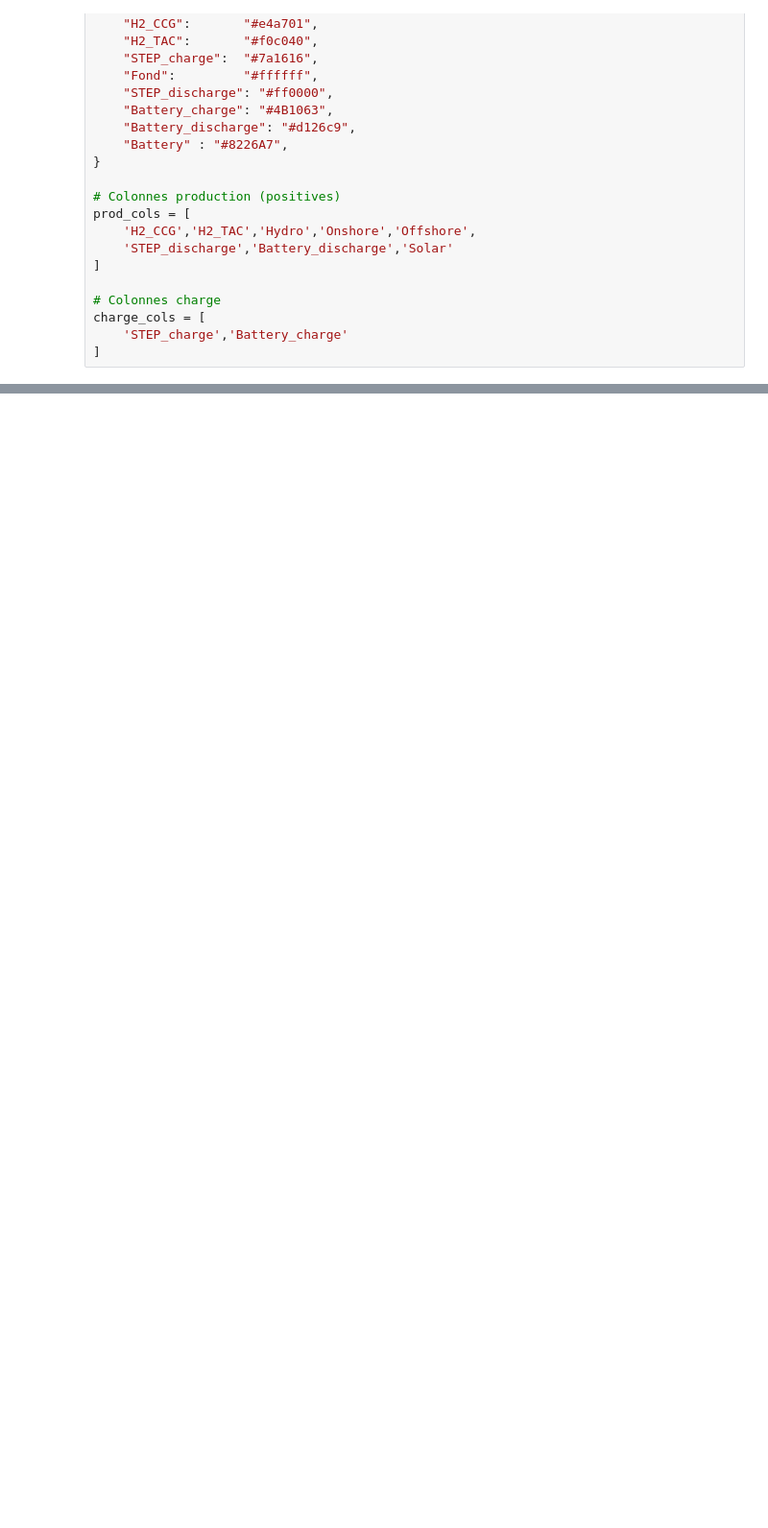
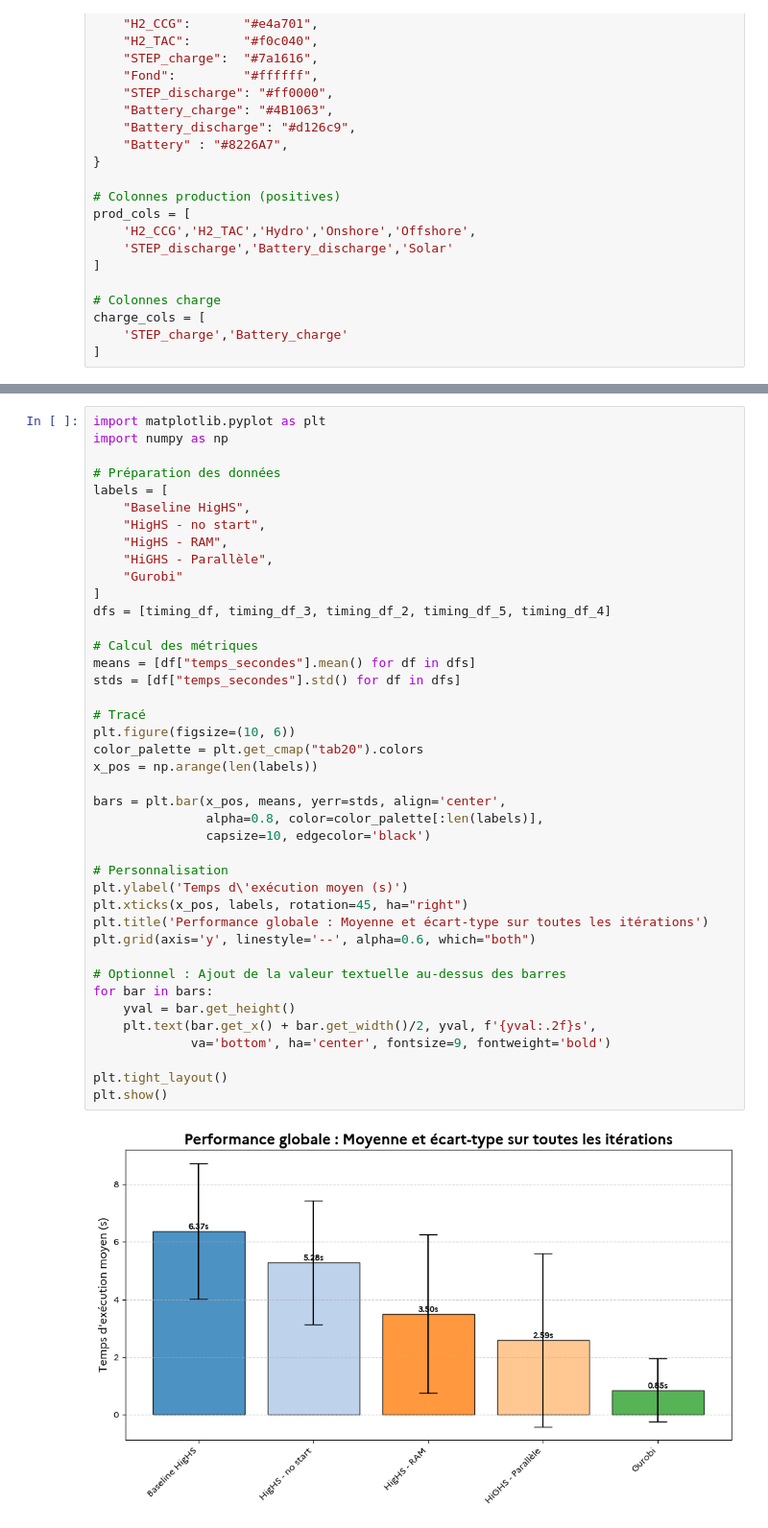
Before and after one commit to alextonon/ETE305_Optimization_Study, a Jupyter notebook: petit analyzer.ipynb, the cells around one changed output, grey strips where cells are left out. Shown at 96% size. Drawn from its saved outputs; the diff is of its cells as text; blank space fills up the shorter version.

```diff
--- a/petit analyzer.ipynb
+++ b/petit analyzer.ipynb
@@ -90,0 +114,43 @@ plt.legend()
+# %%
+import matplotlib.pyplot as plt
+import numpy as np
+
+# Préparation des données
+labels = [
+    "Baseline HigHS",
+    "HigHS - no start",
+    "HigHS - RAM",
+    "HiGHS - Parallèle",
+    "Gurobi"
+]
+dfs = [timing_df, timing_df_3, timing_df_2, timing_df_5, timing_df_4]
+
+# Calcul des métriques
+means = [df["temps_secondes"].mean() for df in dfs]
+stds = [df["temps_secondes"].std() for df in dfs]
+
+# Tracé
+plt.figure(figsize=(10, 6))
+color_palette = plt.get_cmap("tab20").colors
+x_pos = np.arange(len(labels))
+
+bars = plt.bar(x_pos, means, yerr=stds, align='center',
+               alpha=0.8, color=color_palette[:len(labels)],
+               capsize=10, edgecolor='black')
+
+# Personnalisation
+plt.ylabel('Temps d\'exécution moyen (s)')
+plt.xticks(x_pos, labels, rotation=45, ha="right")
+plt.title('Performance globale : Moyenne et écart-type sur toutes les itérations')
+plt.grid(axis='y', linestyle='--', alpha=0.6, which="both")
+
+# Optionnel : Ajout de la valeur textuelle au-dessus des barres
+for bar in bars:
+    yval = bar.get_height()
+    plt.text(bar.get_x() + bar.get_width()/2, yval, f'{yval:.2f}s',
+             va='bottom', ha='center', fontsize=9, fontweight='bold')
+
+plt.tight_layout()
+plt.show()
+# %% [output]
+[figure, added]
```
Also changed, not shown: parts of 2 cells of this notebook, 8 other files.
